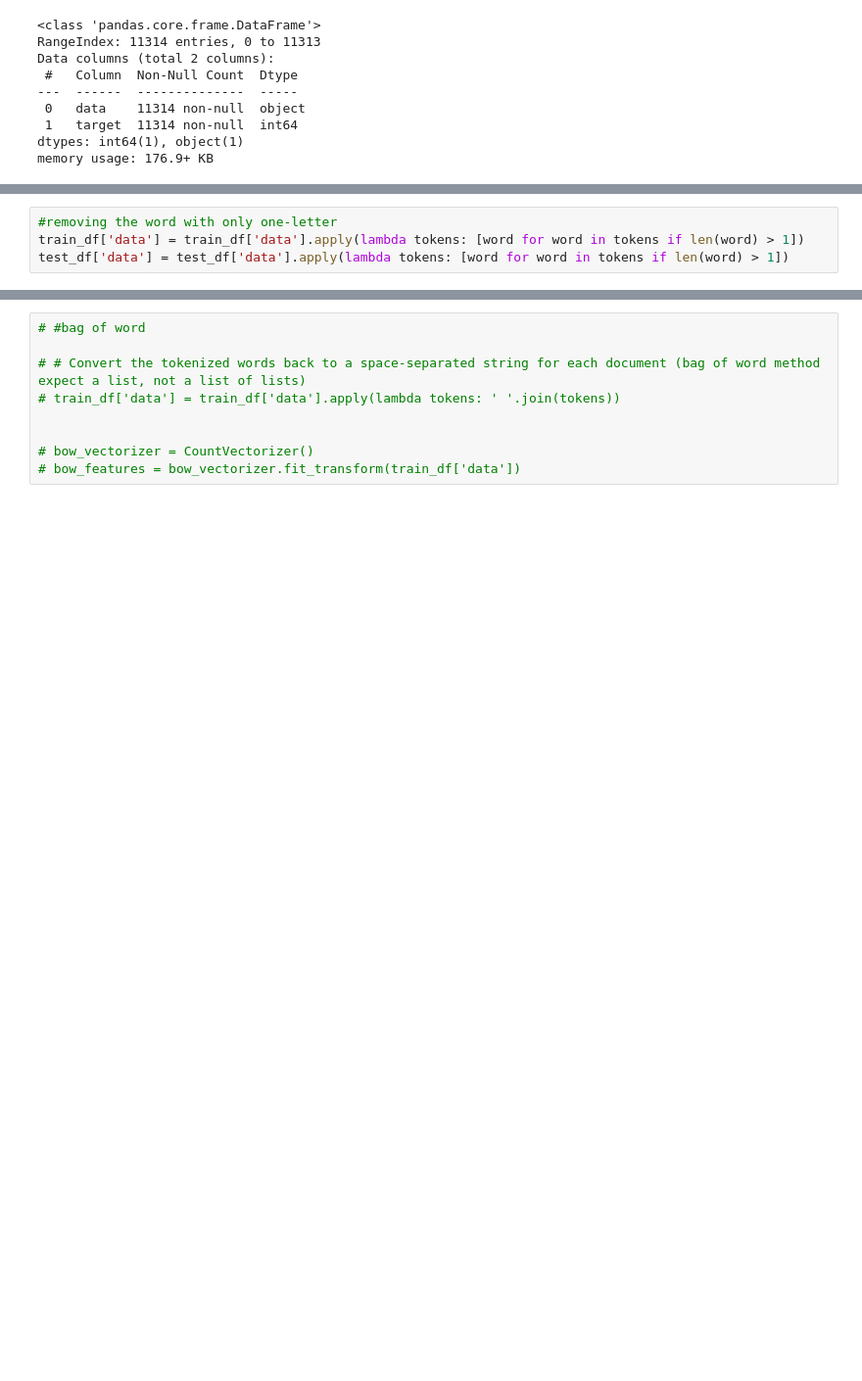
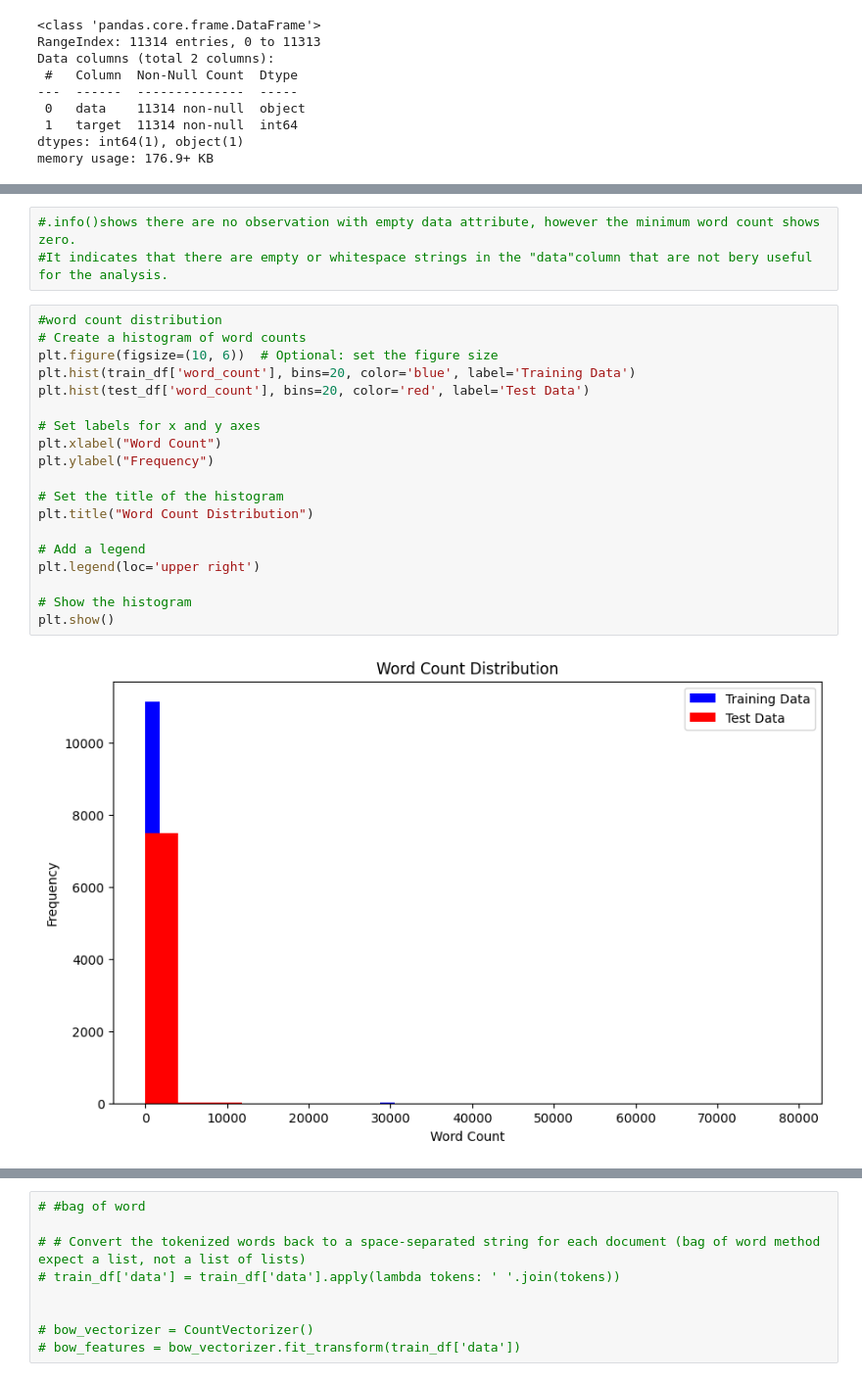
Before and after one commit to Satomiko/20Newsgroups, a Jupyter notebook: 20Newsgroups.ipynb, the cells around one changed output, grey strips where cells are left out. Shown: that part at 98% size. Saved outputs shown, nothing was run; the diff lists cells and outputs as text; blank space fills up the shorter version.

```diff
--- a/20Newsgroups.ipynb
+++ b/20Newsgroups.ipynb
@@ -280,4 +197,0 @@ train_df ['data'][0]
-# %%
-#removing the word with only one-letter
-train_df['data'] = train_df['data'].apply(lambda tokens: [word for word in tokens if len(word) > 1])
-test_df['data'] = test_df['data'].apply(lambda tokens: [word for word in tokens if len(word) > 1])
@@ -318,0 +213,24 @@ Average Word Count (test):  137.92936802973978 Maximum Word Count (test):  5074
+# %%
+#.info()shows there are no observation with empty data attribute, however the minimum word count shows zero.
+#It indicates that there are empty or whitespace strings in the "data"column that are not bery useful for the analysis.
+# %%
+#word count distribution
+# Create a histogram of word counts
+plt.figure(figsize=(10, 6))  # Optional: set the figure size
+plt.hist(train_df['word_count'], bins=20, color='blue', label='Training Data')
+plt.hist(test_df['word_count'], bins=20, color='red', label='Test Data')
+
+# Set labels for x and y axes
+plt.xlabel("Word Count")
+plt.ylabel("Frequency")
+
+# Set the title of the histogram
+plt.title("Word Count Distribution")
+
+# Add a legend
+plt.legend(loc='upper right')
+
+# Show the histogram
+plt.show()
+# %% [output]
+[figure, added]
```
Also changed, not shown: parts of 49 cells of this notebook.
